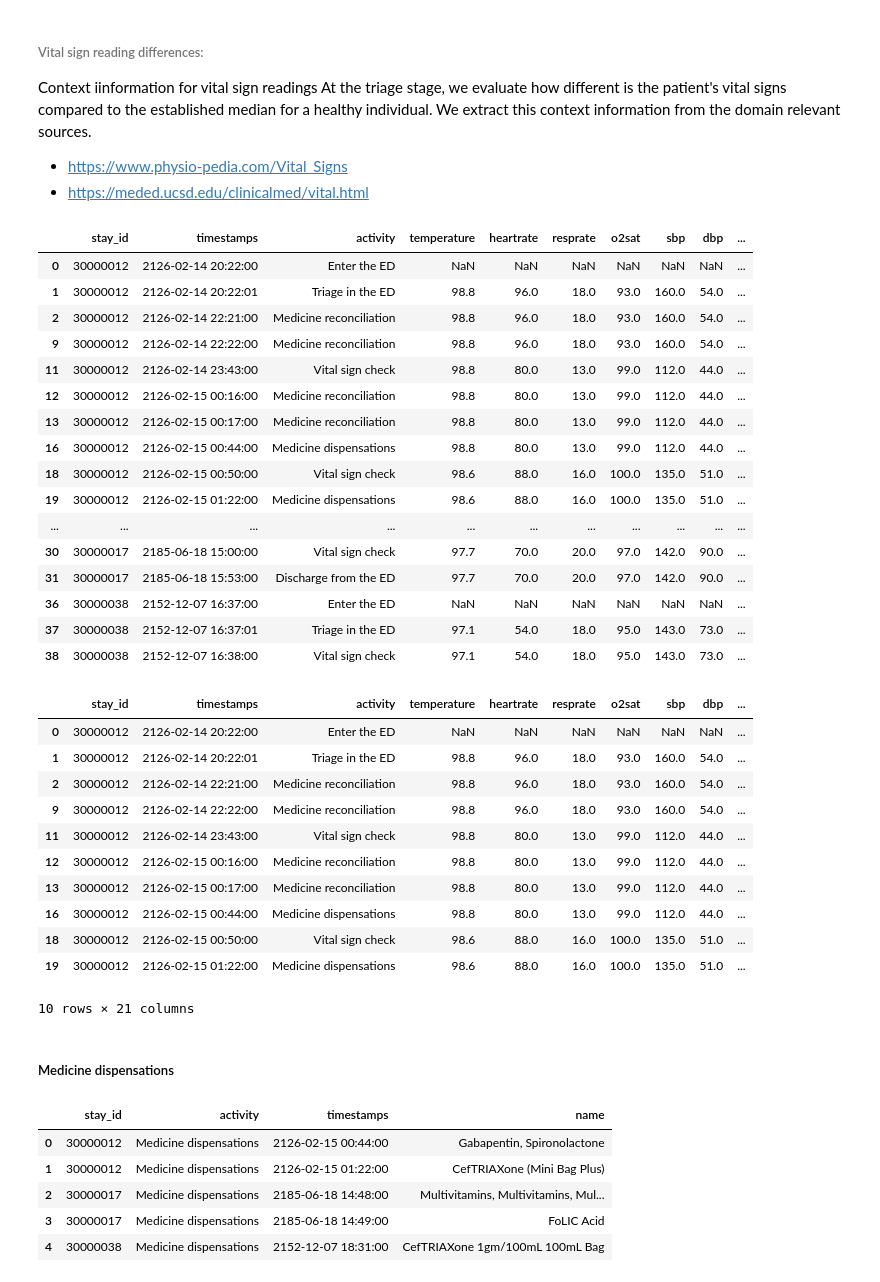
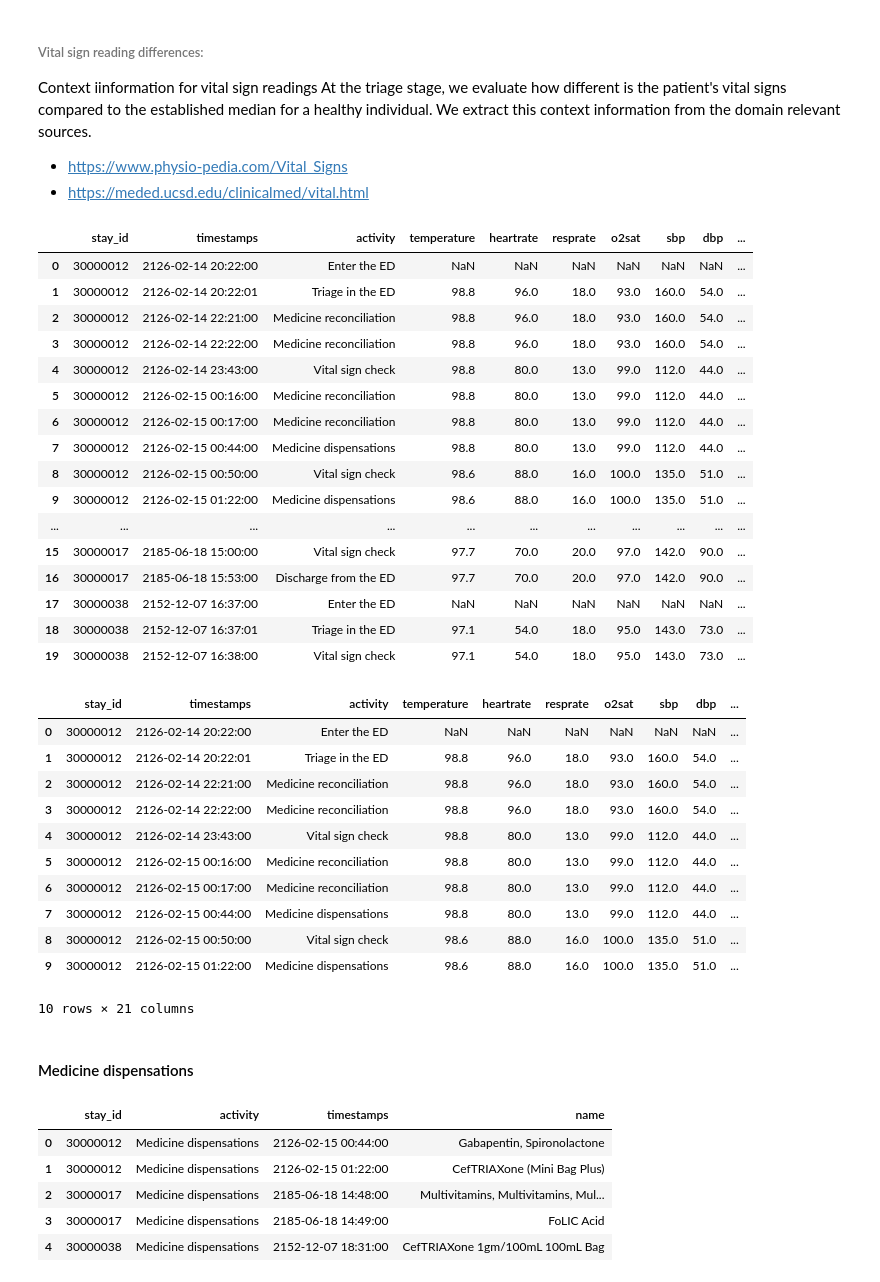
Before and after one commit to bemali/PredEx-ED-MIMICEL, a Jupyter notebook: MIMICEL Preprocessing.ipynb, the cells around one changed output. Saved outputs shown, nothing was run; the diff lists cells and outputs as text; code cells hidden in the pictures.

```diff
--- a/MIMICEL Preprocessing.ipynb
+++ b/MIMICEL Preprocessing.ipynb
@@ -658,30 +634,38 @@ At the triage stage, we evaluate how different is the patient's vital signs comp
 
 *   https://www.physio-pedia.com/Vital_Signs
 *   https://meded.ucsd.edu/clinicalmed/vital.html
+# %%
+df_vitals_at_triage = df_vitals.loc[df_vitals['activity'] == 'Triage in the ED'][['stay_id','temperature', 'heartrate', 'resprate','o2sat', 'sbp', 'dbp']]
+
+df_vitals_at_triage.columns = ['stay_id','temperature_triage', 'heartrate_triage', 'resprate_triage','o2sat_triage',	'sbp_triage','dbp_triage']
 # %%
-#difference of vital signs compared to the previous readings
-row_diffs = df_vitals[['temperature', 'heartrate', 'resprate','o2sat', 'sbp', 'dbp']].diff()
-row_diffs.columns =  ['temperature_diff', 'heartrate_diff', 'resprate_diff','o2sat_diff', 'sbp_diff', 'dbp_diff']
-df_vitals = df_vitals.join(row_diffs)
+#difference of vital signs compared to the triage reading
+row_diffs = df_vitals.merge(df_vitals_at_triage, on = 'stay_id')
+for vital in ['temperature', 'heartrate', 'resprate','o2sat', 'sbp', 'dbp']:
+  row_diffs[vital+'_diff'] = row_diffs[vital]-row_diffs[vital+'_triage']
+  row_diffs = row_diffs.drop(columns = [vital,vital+'_triage'])
+
+
+df_vitals = df_vitals.merge(row_diffs, on = ['stay_id','timestamps','activity'])
 df_vitals.head(20)
 # %% [output]
 |  | stay_id | timestamps | activity | temperature | heartrate | resprate | o2sat | sbp | dbp | ... |
 | 0 | 30000012 | 2126-02-14 20:22:00 | Enter the ED | NaN | NaN | NaN | NaN | NaN | NaN | ... |
 | 1 | 30000012 | 2126-02-14 20:22:01 | Triage in the ED | 98.8 | 96.0 | 18.0 | 93.0 | 160.0 | 54.0 | ... |
 | 2 | 30000012 | 2126-02-14 22:21:00 | Medicine reconciliation | 98.8 | 96.0 | 18.0 | 93.0 | 160.0 | 54.0 | ... |
-| 9 | 30000012 | 2126-02-14 22:22:00 | Medicine reconciliation | 98.8 | 96.0 | 18.0 | 93.0 | 160.0 | 54.0 | ... |
-| 11 | 30000012 | 2126-02-14 23:43:00 | Vital sign check | 98.8 | 80.0 | 13.0 | 99.0 | 112.0 | 44.0 | ... |
-| 12 | 30000012 | 2126-02-15 00:16:00 | Medicine reconciliation | 98.8 | 80.0 | 13.0 | 99.0 | 112.0 | 44.0 | ... |
-| 13 | 30000012 | 2126-02-15 00:17:00 | Medicine reconciliation | 98.8 | 80.0 | 13.0 | 99.0 | 112.0 | 44.0 | ... |
-| 16 | 30000012 | 2126-02-15 00:44:00 | Medicine dispensations | 98.8 | 80.0 | 13.0 | 99.0 | 112.0 | 44.0 | ... |
-| 18 | 30000012 | 2126-02-15 00:50:00 | Vital sign check | 98.6 | 88.0 | 16.0 | 100.0 | 135.0 | 51.0 | ... |
-| 19 | 30000012 | 2126-02-15 01:22:00 | Medicine dispensations | 98.6 | 88.0 | 16.0 | 100.0 | 135.0 | 51.0 | ... |
+| 3 | 30000012 | 2126-02-14 22:22:00 | Medicine reconciliation | 98.8 | 96.0 | 18.0 | 93.0 | 160.0 | 54.0 | ... |
+| 4 | 30000012 | 2126-02-14 23:43:00 | Vital sign check | 98.8 | 80.0 | 13.0 | 99.0 | 112.0 | 44.0 | ... |
+| 5 | 30000012 | 2126-02-15 00:16:00 | Medicine reconciliation | 98.8 | 80.0 | 13.0 | 99.0 | 112.0 | 44.0 | ... |
+| 6 | 30000012 | 2126-02-15 00:17:00 | Medicine reconciliation | 98.8 | 80.0 | 13.0 | 99.0 | 112.0 | 44.0 | ... |
+| 7 | 30000012 | 2126-02-15 00:44:00 | Medicine dispensations | 98.8 | 80.0 | 13.0 | 99.0 | 112.0 | 44.0 | ... |
+| 8 | 30000012 | 2126-02-15 00:50:00 | Vital sign check | 98.6 | 88.0 | 16.0 | 100.0 | 135.0 | 51.0 | ... |
+| 9 | 30000012 | 2126-02-15 01:22:00 | Medicine dispensations | 98.6 | 88.0 | 16.0 | 100.0 | 135.0 | 51.0 | ... |
 | ... | ... | ... | ... | ... | ... | ... | ... | ... | ... | ... |
-| 30 | 30000017 | 2185-06-18 15:00:00 | Vital sign check | 97.7 | 70.0 | 20.0 | 97.0 | 142.0 | 90.0 | ... |
-| 31 | 30000017 | 2185-06-18 15:53:00 | Discharge from the ED | 97.7 | 70.0 | 20.0 | 97.0 | 142.0 | 90.0 | ... |
-| 36 | 30000038 | 2152-12-07 16:37:00 | Enter the ED | NaN | NaN | NaN | NaN | NaN | NaN | ... |
-| 37 | 30000038 | 2152-12-07 16:37:01 | Triage in the ED | 97.1 | 54.0 | 18.0 | 95.0 | 143.0 | 73.0 | ... |
-| 38 | 30000038 | 2152-12-07 16:38:00 | Vital sign check | 97.1 | 54.0 | 18.0 | 95.0 | 143.0 | 73.0 | ... |
+| 15 | 30000017 | 2185-06-18 15:00:00 | Vital sign check | 97.7 | 70.0 | 20.0 | 97.0 | 142.0 | 90.0 | ... |
+| 16 | 30000017 | 2185-06-18 15:53:00 | Discharge from the ED | 97.7 | 70.0 | 20.0 | 97.0 | 142.0 | 90.0 | ... |
+| 17 | 30000038 | 2152-12-07 16:37:00 | Enter the ED | NaN | NaN | NaN | NaN | NaN | NaN | ... |
+| 18 | 30000038 | 2152-12-07 16:37:01 | Triage in the ED | 97.1 | 54.0 | 18.0 | 95.0 | 143.0 | 73.0 | ... |
+| 19 | 30000038 | 2152-12-07 16:38:00 | Vital sign check | 97.1 | 54.0 | 18.0 | 95.0 | 143.0 | 73.0 | ... |
 # %%
 #difference of vital signs compared to reference ranges
 ref_diffs = df_vitals[['temperature', 'heartrate', 'resprate','o2sat', 'sbp', 'dbp']] - [98.6, 75, 15, 96,120,80]
@@ -695,16 +679,16 @@ df_vitals.head(10)
 | 0 | 30000012 | 2126-02-14 20:22:00 | Enter the ED | NaN | NaN | NaN | NaN | NaN | NaN | ... |
 | 1 | 30000012 | 2126-02-14 20:22:01 | Triage in the ED | 98.8 | 96.0 | 18.0 | 93.0 | 160.0 | 54.0 | ... |
 | 2 | 30000012 | 2126-02-14 22:21:00 | Medicine reconciliation | 98.8 | 96.0 | 18.0 | 93.0 | 160.0 | 54.0 | ... |
-| 9 | 30000012 | 2126-02-14 22:22:00 | Medicine reconciliation | 98.8 | 96.0 | 18.0 | 93.0 | 160.0 | 54.0 | ... |
-| 11 | 30000012 | 2126-02-14 23:43:00 | Vital sign check | 98.8 | 80.0 | 13.0 | 99.0 | 112.0 | 44.0 | ... |
-| 12 | 30000012 | 2126-02-15 00:16:00 | Medicine reconciliation | 98.8 | 80.0 | 13.0 | 99.0 | 112.0 | 44.0 | ... |
-| 13 | 30000012 | 2126-02-15 00:17:00 | Medicine reconciliation | 98.8 | 80.0 | 13.0 | 99.0 | 112.0 | 44.0 | ... |
-| 16 | 30000012 | 2126-02-15 00:44:00 | Medicine dispensations | 98.8 | 80.0 | 13.0 | 99.0 | 112.0 | 44.0 | ... |
-| 18 | 30000012 | 2126-02-15 00:50:00 | Vital sign check | 98.6 | 88.0 | 16.0 | 100.0 | 135.0 | 51.0 | ... |
-| 19 | 30000012 | 2126-02-15 01:22:00 | Medicine dispensations | 98.6 | 88.0 | 16.0 | 100.0 | 135.0 | 51.0 | ... |
+| 3 | 30000012 | 2126-02-14 22:22:00 | Medicine reconciliation | 98.8 | 96.0 | 18.0 | 93.0 | 160.0 | 54.0 | ... |
+| 4 | 30000012 | 2126-02-14 23:43:00 | Vital sign check | 98.8 | 80.0 | 13.0 | 99.0 | 112.0 | 44.0 | ... |
+| 5 | 30000012 | 2126-02-15 00:16:00 | Medicine reconciliation | 98.8 | 80.0 | 13.0 | 99.0 | 112.0 | 44.0 | ... |
+| 6 | 30000012 | 2126-02-15 00:17:00 | Medicine reconciliation | 98.8 | 80.0 | 13.0 | 99.0 | 112.0 | 44.0 | ... |
+| 7 | 30000012 | 2126-02-15 00:44:00 | Medicine dispensations | 98.8 | 80.0 | 13.0 | 99.0 | 112.0 | 44.0 | ... |
+| 8 | 30000012 | 2126-02-15 00:50:00 | Vital sign check | 98.6 | 88.0 | 16.0 | 100.0 | 135.0 | 51.0 | ... |
+| 9 | 30000012 | 2126-02-15 01:22:00 | Medicine dispensations | 98.6 | 88.0 | 16.0 | 100.0 | 135.0 | 51.0 | ... |
 10 rows × 21 columns
 # %% [markdown]
-##### Medicine dispensations
+#### Medicine dispensations
 # %%
 df_meds = df.loc[df['activity']=='Medicine dispensations'][['stay_id','activity','timestamps','name']]
 df_meds = df_meds.groupby(['stay_id','activity','timestamps'])['name'].agg(', '.join).reset_index()
```
Also changed, not shown: parts of 58 cells of this notebook.
